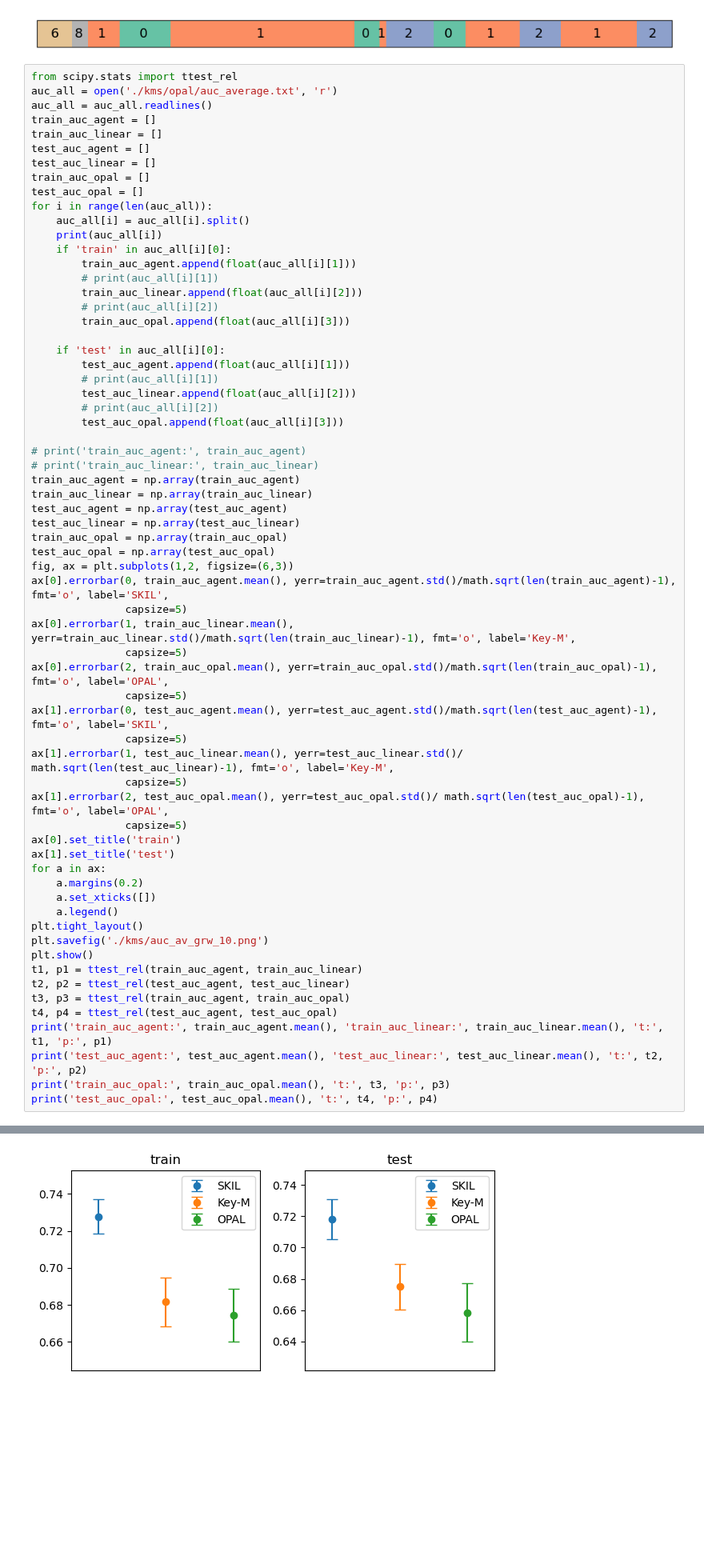
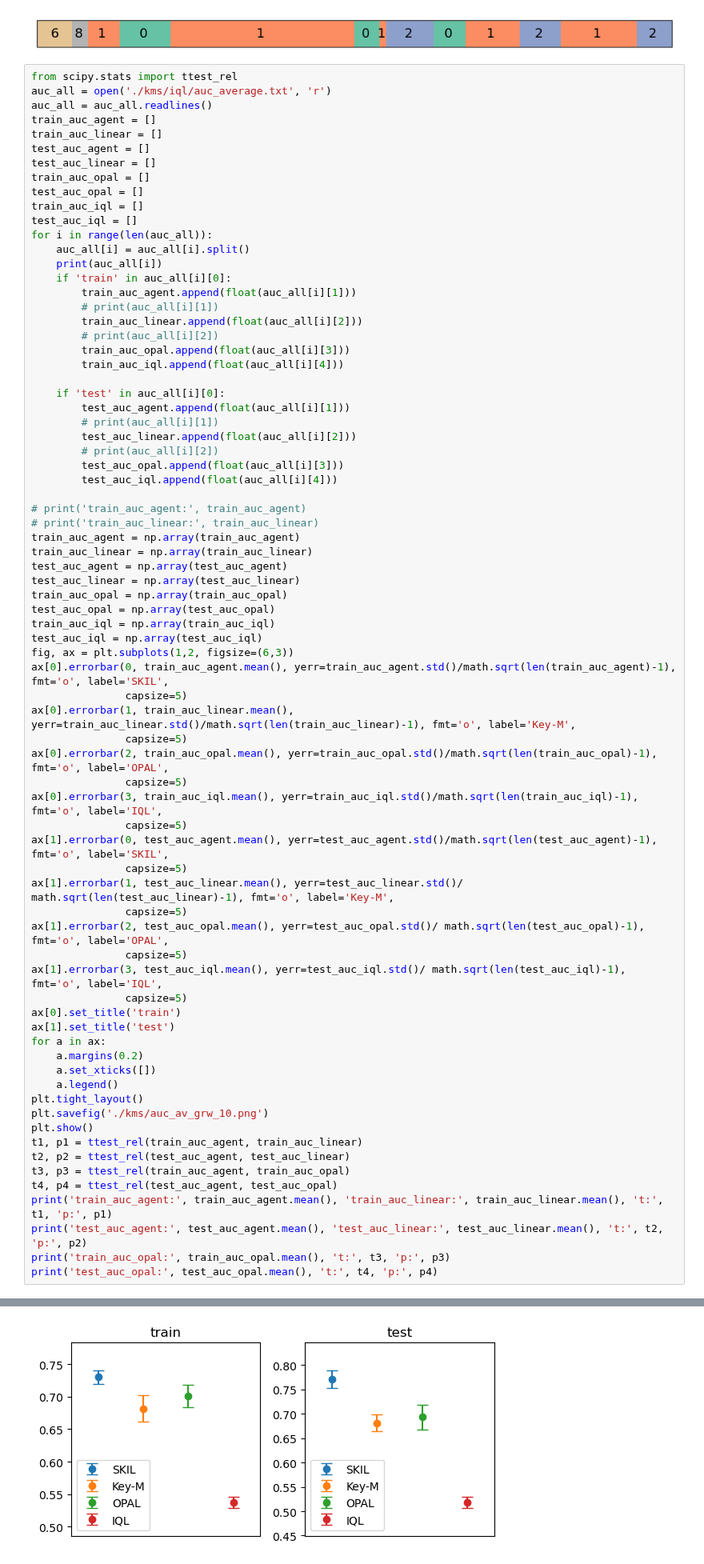
Before and after one commit to G1NO3/Rat7m-SPEDER, a Jupyter notebook: simulation.ipynb, the cells around one changed output, grey strips where cells are left out. Shown at 80% size. Saved outputs shown, nothing was run; the diff lists cells and outputs as text; blank space fills up the shorter version.

```diff
--- a/simulation.ipynb
+++ b/simulation.ipynb
@@ -204,7 +221,7 @@ plt.savefig('./keymoseq/task_seq.pdf', dpi=400)
 [figure]
 # %%
 from scipy.stats import ttest_rel
-auc_all = open('./kms/opal/auc_average.txt', 'r')
+auc_all = open('./kms/iql/auc_average.txt', 'r')
 auc_all = auc_all.readlines()
 train_auc_agent = []
 train_auc_linear = []
@@ -212,6 +229,8 @@ test_auc_agent = []
 test_auc_linear = []
 train_auc_opal = []
 test_auc_opal = []
+train_auc_iql = []
+test_auc_iql = []
 for i in range(len(auc_all)):
     auc_all[i] = auc_all[i].split()
     print(auc_all[i])
@@ -221,6 +240,7 @@ for i in range(len(auc_all)):
         train_auc_linear.append(float(auc_all[i][2]))
         # print(auc_all[i][2])
         train_auc_opal.append(float(auc_all[i][3]))
+        train_auc_iql.append(float(auc_all[i][4]))
 
     if 'test' in auc_all[i][0]:
         test_auc_agent.append(float(auc_all[i][1]))
@@ -228,6 +248,7 @@ for i in range(len(auc_all)):
         test_auc_linear.append(float(auc_all[i][2]))
         # print(auc_all[i][2])
         test_auc_opal.append(float(auc_all[i][3]))
+        test_auc_iql.append(float(auc_all[i][4]))
 
 # print('train_auc_agent:', train_auc_agent)
 # print('train_auc_linear:', train_auc_linear)
@@ -237,6 +258,8 @@ test_auc_agent = np.array(test_auc_agent)
 test_auc_linear = np.array(test_auc_linear)
 train_auc_opal = np.array(train_auc_opal)
 test_auc_opal = np.array(test_auc_opal)
+train_auc_iql = np.array(train_auc_iql)
+test_auc_iql = np.array(test_auc_iql)
 fig, ax = plt.subplots(1,2, figsize=(6,3))
 ax[0].errorbar(0, train_auc_agent.mean(), yerr=train_auc_agent.std()/math.sqrt(len(train_auc_agent)-1), fmt='o', label='SKIL',
                capsize=5)
@@ -244,11 +267,15 @@ ax[0].errorbar(1, train_auc_linear.mean(), yerr=train_auc_linear.std()/math.sqrt
                capsize=5)
 ax[0].errorbar(2, train_auc_opal.mean(), yerr=train_auc_opal.std()/math.sqrt(len(train_auc_opal)-1), fmt='o', label='OPAL',
                capsize=5)
+ax[0].errorbar(3, train_auc_iql.mean(), yerr=train_auc_iql.std()/math.sqrt(len(train_auc_iql)-1), fmt='o', label='IQL',
+               capsize=5)
 ax[1].errorbar(0, test_auc_agent.mean(), yerr=test_auc_agent.std()/math.sqrt(len(test_auc_agent)-1), fmt='o', label='SKIL',
                capsize=5)
 ax[1].errorbar(1, test_auc_linear.mean(), yerr=test_auc_linear.std()/ math.sqrt(len(test_auc_linear)-1), fmt='o', label='Key-M',
                capsize=5)
 ax[1].errorbar(2, test_auc_opal.mean(), yerr=test_auc_opal.std()/ math.sqrt(len(test_auc_opal)-1), fmt='o', label='OPAL',
+               capsize=5)
+ax[1].errorbar(3, test_auc_iql.mean(), yerr=test_auc_iql.std()/ math.sqrt(len(test_auc_iql)-1), fmt='o', label='IQL',
                capsize=5)
 ax[0].set_title('train')
 ax[1].set_title('test')
@@ -288 +315 @@ print('test_auc_opal:', test_auc_opal.mean(), 't:', t4, 'p:', p4)
-[figure, old version]
+[figure, new version]
```
Also changed, not shown: parts of 3 cells of this notebook, 7 other files.
